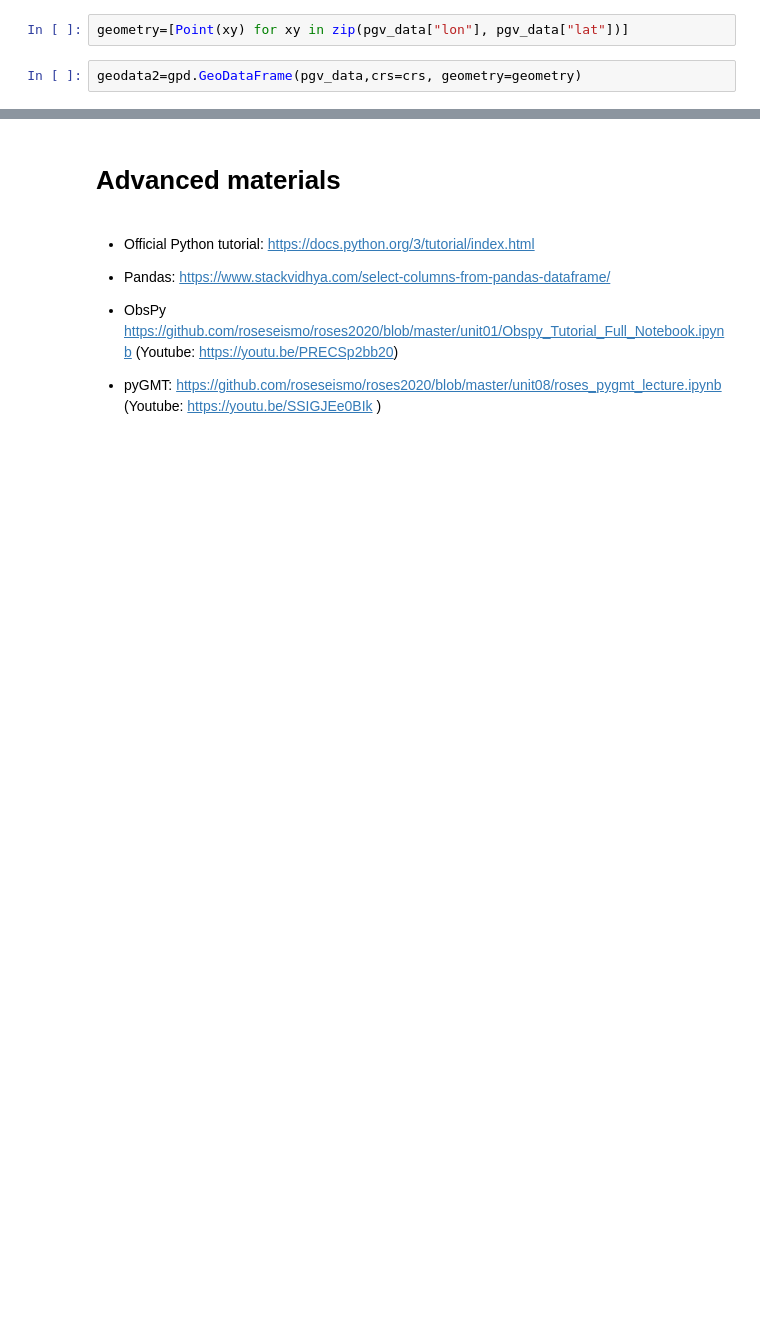
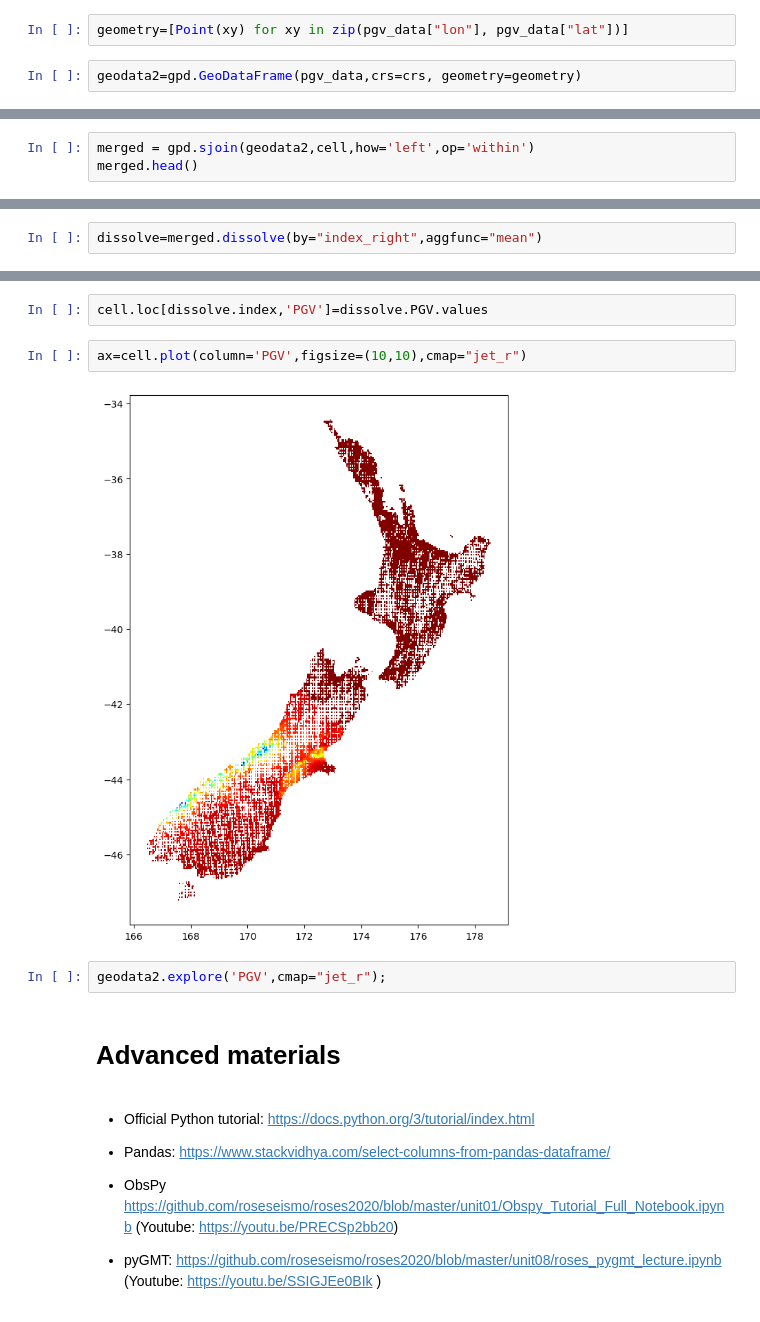
Before and after one commit to sungeunbae/python_tutorial, a Jupyter notebook: QuakeCoRE Python Workshop.ipynb, the cells around one changed output, grey strips where cells are left out. Drawn from its saved outputs; the diff is of its cells as text; blank space fills up the shorter version.

```diff
--- a/QuakeCoRE Python Workshop.ipynb
+++ b/QuakeCoRE Python Workshop.ipynb
@@ -619,0 +752,3 @@ ax.set_ylabel('Latitude', fontsize='medium')
+# %%
+merged = gpd.sjoin(geodata2,cell,how='left',op='within')
+merged.head()
@@ -619,0 +763,2 @@ ax.set_ylabel('Latitude', fontsize='medium')
+# %%
+dissolve=merged.dissolve(by="index_right",aggfunc="mean")
@@ -620,3 +775,11 @@ ax.set_ylabel('Latitude', fontsize='medium')
+# %%
+cell.loc[dissolve.index,'PGV']=dissolve.PGV.values
+# %%
+ax=cell.plot(column='PGV',figsize=(10,10),cmap="jet_r")
+# %% [output]
+[figure, added]
+# %%
+geodata2.explore('PGV',cmap="jet_r");
 # %% [markdown]
 # Advanced materials
 # %% [markdown]
```
Also changed, not shown: parts of 15 cells of this notebook, 7 other files.
